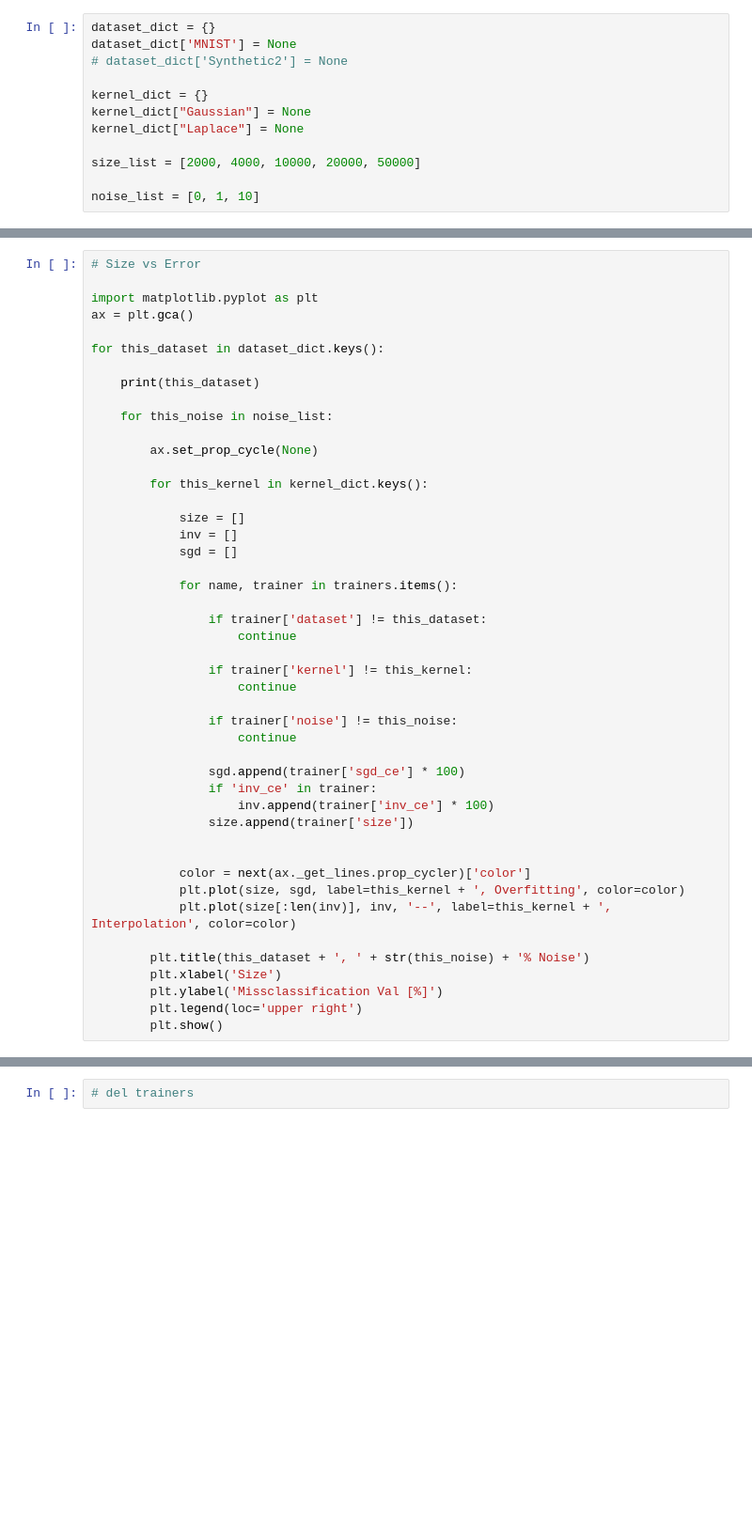
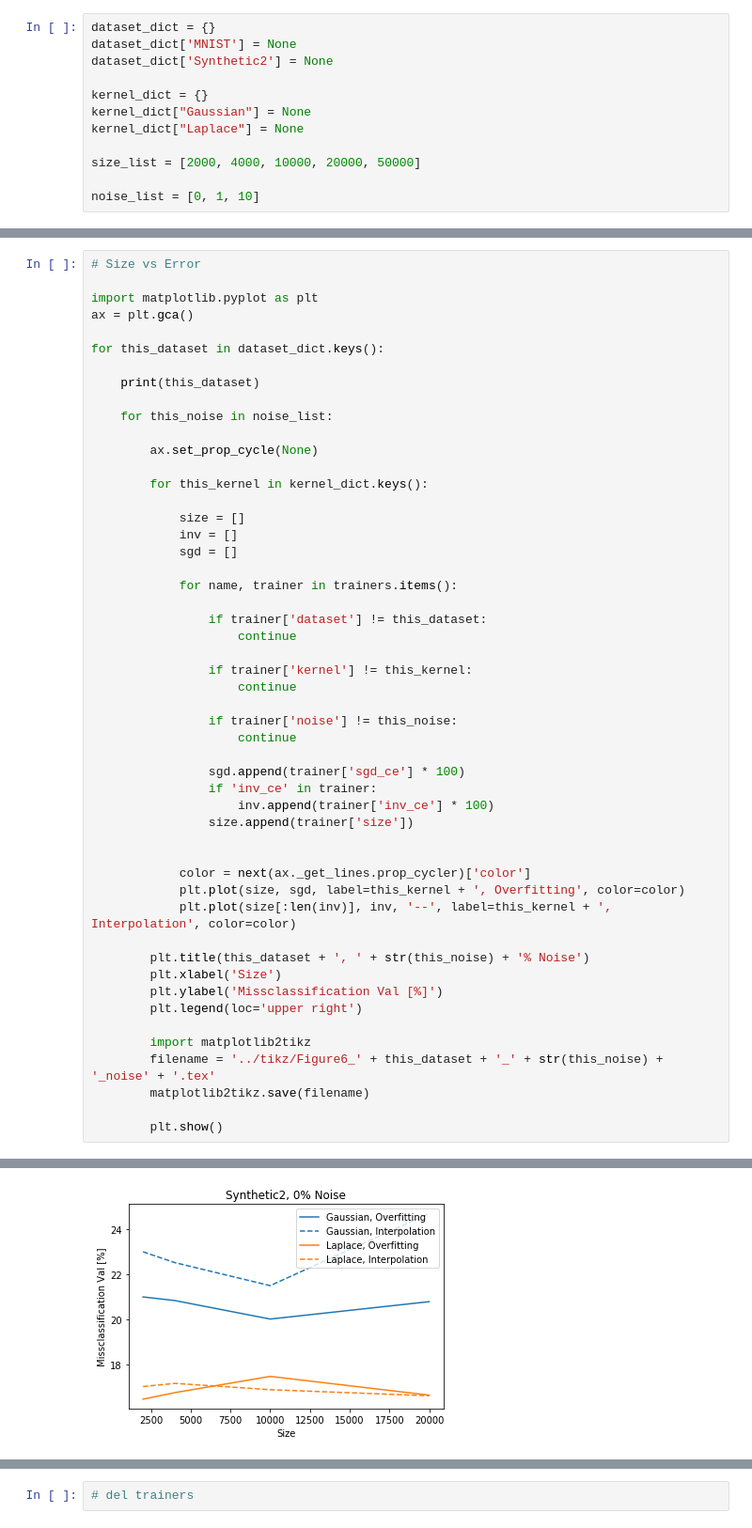
Before and after one commit to johannespitz/kernel-overfitting, a Jupyter notebook: notebooks/Figure6.ipynb, the cells around one changed output, grey strips where cells are left out. Shown at 94% size. Drawn from its saved outputs; the diff is of its cells as text; blank space fills up the shorter version.

```diff
--- a/notebooks/Figure6.ipynb
+++ b/notebooks/Figure6.ipynb
@@ -1,7 +1,7 @@
 # %%
 dataset_dict = {}
 dataset_dict['MNIST'] = None
-# dataset_dict['Synthetic2'] = None
+dataset_dict['Synthetic2'] = None
 
 kernel_dict = {}
 kernel_dict["Gaussian"] = None
@@ -82,6 +82,11 @@ for this_dataset in dataset_dict.keys():
         plt.xlabel('Size')
         plt.ylabel('Missclassification Val [%]')
         plt.legend(loc='upper right')
+
+        import matplotlib2tikz
+        filename = '../tikz/Figure6_' + this_dataset + '_' + str(this_noise) + '_noise' + '.tex'
+        matplotlib2tikz.save(filename)
+
         plt.show()
 # %% [output]
 MNIST
@@ -90,0 +97 @@ MNIST
+[figure, added]
```
Also changed, not shown: parts of 2 cells of this notebook, 43 other files.
